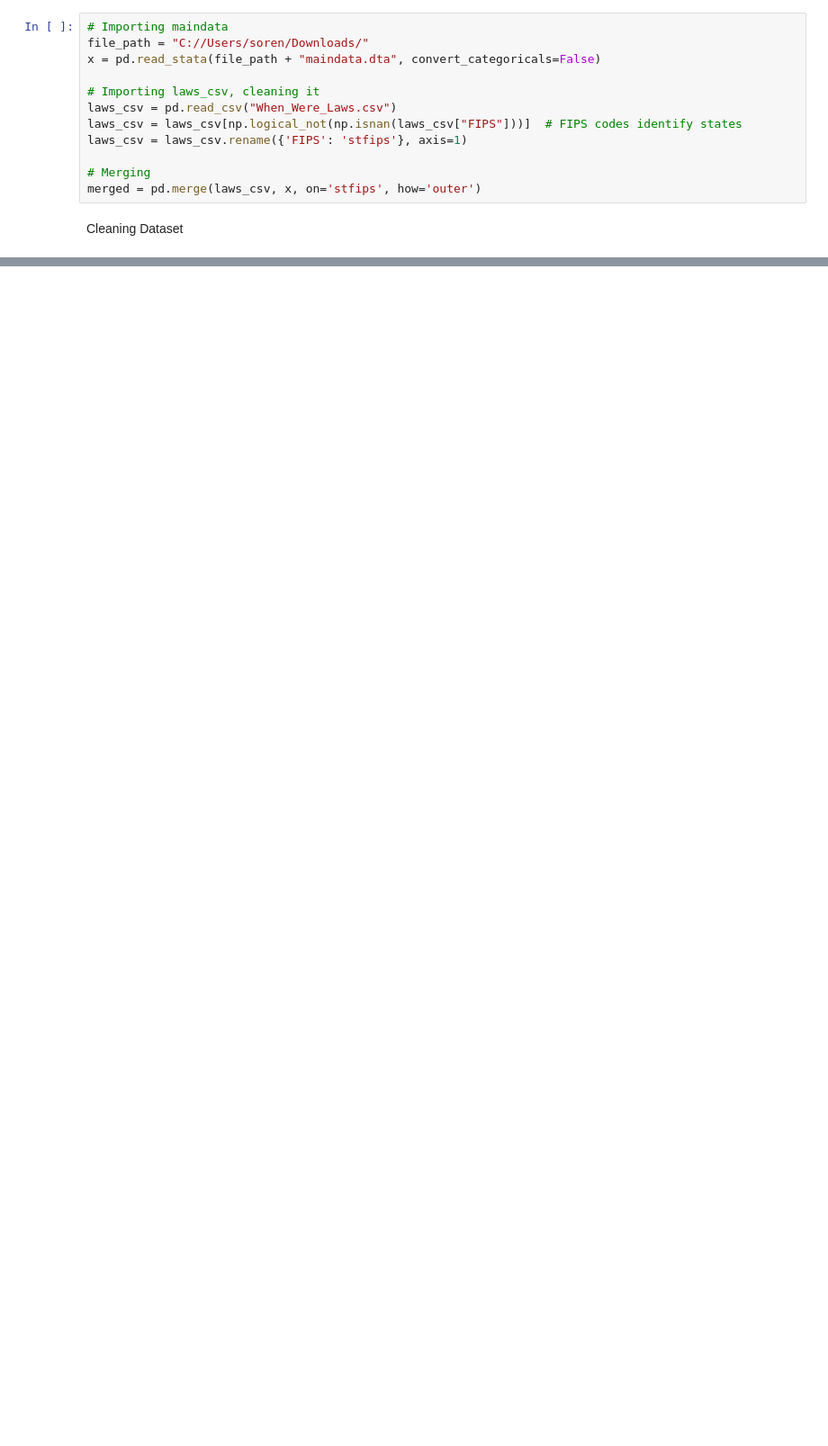
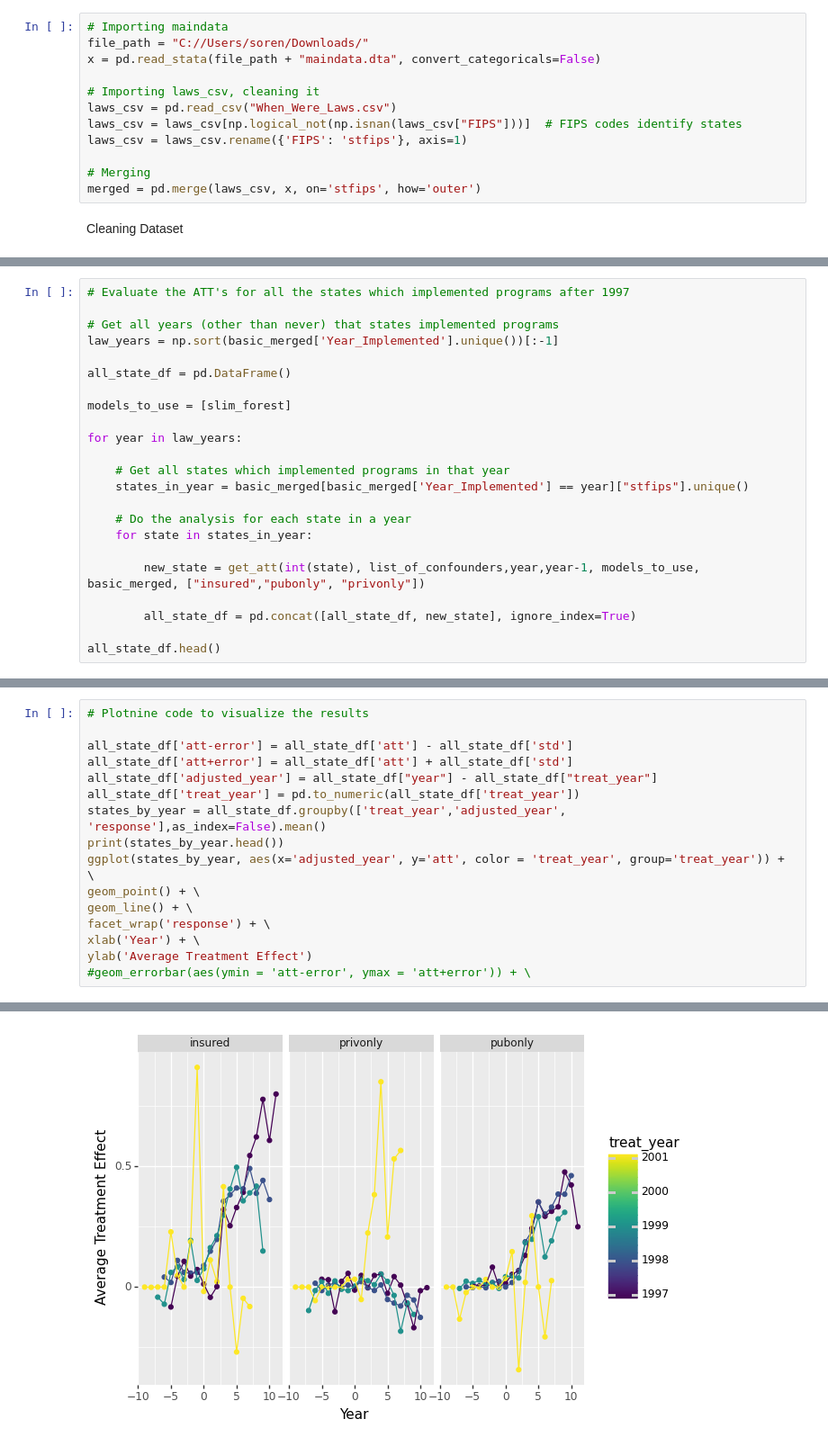
Before and after one commit to wflewis12/Causal_ML_Project, a Jupyter notebook: Estimator_v_3kfold.ipynb, the cells around one changed output, grey strips where cells are left out. Shown: that part at 90% size. Drawn from its saved outputs; the diff is of its cells as text; blank space fills up the shorter version.

```diff
--- a/Estimator_v_3kfold.ipynb
+++ b/Estimator_v_3kfold.ipynb
@@ -230,0 +290,23 @@ geom_vline(aes(xintercept = 'treat_year', color = "state_name"))
+# %%
+# Evaluate the ATT's for all the states which implemented programs after 1997
+
+# Get all years (other than never) that states implemented programs
+law_years = np.sort(basic_merged['Year_Implemented'].unique())[:-1]
+
+all_state_df = pd.DataFrame()
+
+models_to_use = [slim_forest]
+
+for year in law_years:
+
+    # Get all states which implemented programs in that year
+    states_in_year = basic_merged[basic_merged['Year_Implemented'] == year]["stfips"].unique()
+
+    # Do the analysis for each state in a year
+    for state in states_in_year:
+
+        new_state = get_att(int(state), list_of_confounders,year,year-1, models_to_use, basic_merged, ["insured","pubonly", "privonly"])
+
+        all_state_df = pd.concat([all_state_df, new_state], ignore_index=True)
+
+all_state_df.head()
@@ -230,0 +320,17 @@ geom_vline(aes(xintercept = 'treat_year', color = "state_name"))
+# %%
+# Plotnine code to visualize the results
+
+all_state_df['att-error'] = all_state_df['att'] - all_state_df['std']
+all_state_df['att+error'] = all_state_df['att'] + all_state_df['std']
+all_state_df['adjusted_year'] = all_state_df["year"] - all_state_df["treat_year"]
+all_state_df['treat_year'] = pd.to_numeric(all_state_df['treat_year'])
+states_by_year = all_state_df.groupby(['treat_year','adjusted_year', 'response'],as_index=False).mean()
+print(states_by_year.head())
+ggplot(states_by_year, aes(x='adjusted_year', y='att', color = 'treat_year', group='treat_year')) + \
+geom_point() + \
+geom_line() + \
+facet_wrap('response') + \
+xlab('Year') + \
+ylab('Average Treatment Effect')
+#geom_errorbar(aes(ymin = 'att-error', ymax = 'att+error')) + \
+# %% [output]
@@ -230,0 +350 @@ geom_vline(aes(xintercept = 'treat_year', color = "state_name"))
+[figure, added]
```
Also changed, not shown: parts of 32 cells of this notebook.
